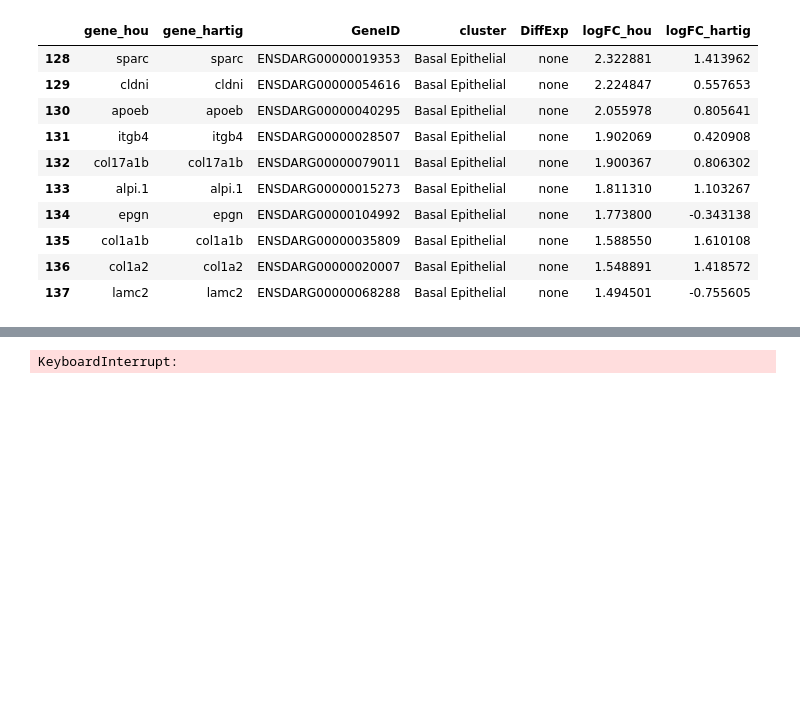
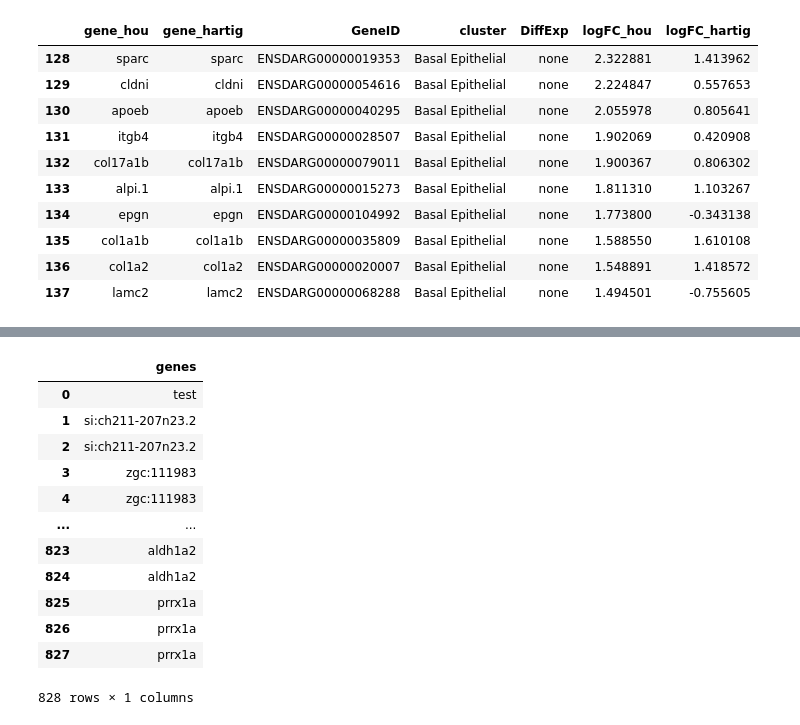
Before and after one commit to cgnobrega/Nobrega_Honors_Thesis, a Jupyter notebook: code/gene_lists_parse.ipynb, the cells around one changed output, grey strips where cells are left out. Cells and saved outputs as stored; diff of their text form; code cells hidden in the pictures; blank space fills up the shorter version.

Commit message:
"fuzzy matches" works but needs another condition

```diff
--- a/code/gene_lists_parse.ipynb
+++ b/code/gene_lists_parse.ipynb
@@ -190,7 +190,7 @@ mesenchymal.head(10)
 | 223 | CABZ01056516.1 | CABZ01056516.1 | ENSDARG00000102467 | Mesenchymal | none | 1.695420 | -0.558114 |
 # %%
 # new method to include "fuzzy" matches (difference of one character)
-'''
+
 def match(s1, s2):
     s1 = str(s1)
     s2 = str(s2)
@@ -208,6 +208,20 @@ for index, row in hou.iterrows():
             fuzzy.loc[len(fuzzy.index)] = row['gene']
         elif match(houGene, hartigGene)==True:
             fuzzy.loc[len(fuzzy.index)] = row['gene']
-'''
+# need to add a condition where we don't add to the df if the gene is already in it
-# %% [output]
-KeyboardInterrupt:
+# %%
+fuzzy
+# %% [output]
+|  | genes |
+| 0 | test |
+| 1 | si:ch211-207n23.2 |
+| 2 | si:ch211-207n23.2 |
+| 3 | zgc:111983 |
+| 4 | zgc:111983 |
+| ... | ... |
+| 823 | aldh1a2 |
+| 824 | aldh1a2 |
+| 825 | prrx1a |
+| 826 | prrx1a |
+| 827 | prrx1a |
+828 rows × 1 columns
```
